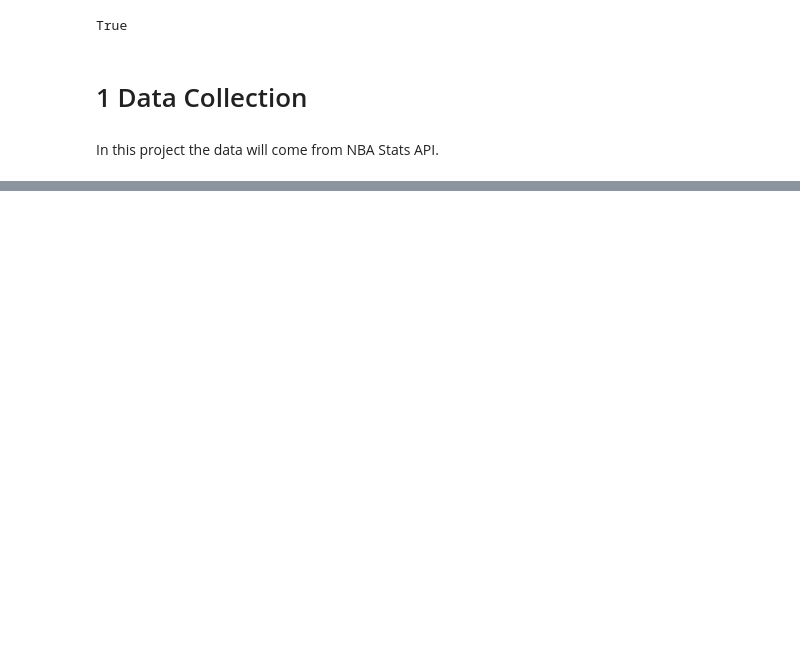
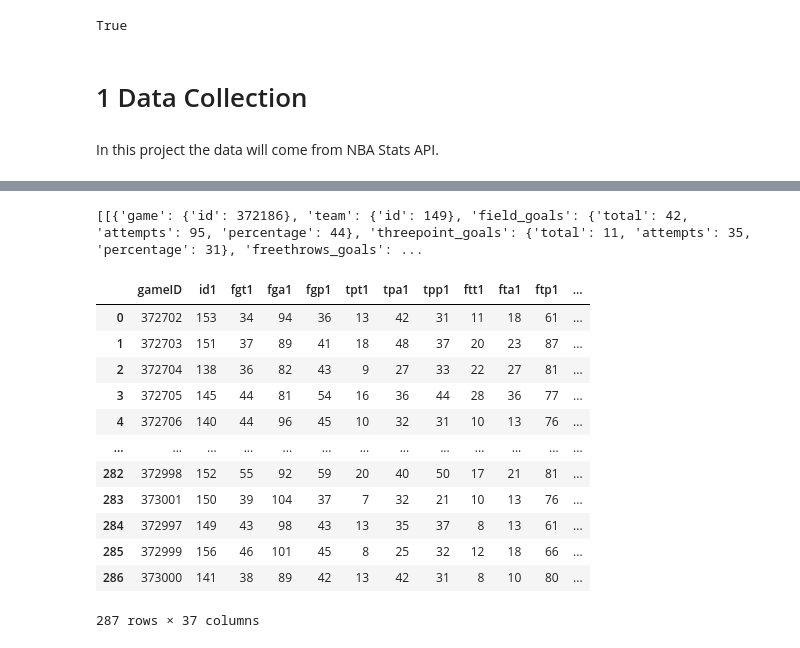
Before and after one commit to rodrigo00mp/basket-ml, a Jupyter notebook: basketML.ipynb, the cells around one changed output, grey strips where cells are left out. Cells and saved outputs as stored; diff of their text form; code cells hidden in the pictures; blank space fills up the shorter version.

Commit message:
made csv of game statistics

```diff
--- a/basketML.ipynb
+++ b/basketML.ipynb
@@ -146,0 +218,3 @@ games_Df.head()
+# %%
+gameStats_Df = gameStats_Df.dropna().reset_index(drop=True)
+gameStats_Df
@@ -146,0 +235,7 @@ games_Df.head()
+# %%
+df_list_game_stats = gameStats_Df.values.tolist()
+
+# Display the list
+print(df_list)
+# %% [output]
+[[{'game': {'id': 372186}, 'team': {'id': 149}, 'field_goals': {'total': 42, 'attempts': 95, 'percentage': 44}, 'threepoint_goals': {'total': 11, 'attempts': 35, 'percentage': 31}, 'freethrows_goals': ...
@@ -146,0 +294,21 @@ games_Df.head()
+# %%
+team1_Df = pd.DataFrame(team1_list)
+team2_Df = pd.DataFrame(team2_list)
+# %%
+new_Df = pd.concat([team1_Df, team2_Df], axis=1)
+# %%
+new_Df
+# %% [output]
+|  | gameID | id1 | fgt1 | fga1 | fgp1 | tpt1 | tpa1 | tpp1 | ftt1 | fta1 | ftp1 | ... |
+| 0 | 372702 | 153 | 34 | 94 | 36 | 13 | 42 | 31 | 11 | 18 | 61 | ... |
+| 1 | 372703 | 151 | 37 | 89 | 41 | 18 | 48 | 37 | 20 | 23 | 87 | ... |
+| 2 | 372704 | 138 | 36 | 82 | 43 | 9 | 27 | 33 | 22 | 27 | 81 | ... |
+| 3 | 372705 | 145 | 44 | 81 | 54 | 16 | 36 | 44 | 28 | 36 | 77 | ... |
+| 4 | 372706 | 140 | 44 | 96 | 45 | 10 | 32 | 31 | 10 | 13 | 76 | ... |
+| ... | ... | ... | ... | ... | ... | ... | ... | ... | ... | ... | ... | ... |
+| 282 | 372998 | 152 | 55 | 92 | 59 | 20 | 40 | 50 | 17 | 21 | 81 | ... |
+| 283 | 373001 | 150 | 39 | 104 | 37 | 7 | 32 | 21 | 10 | 13 | 76 | ... |
+| 284 | 372997 | 149 | 43 | 98 | 43 | 13 | 35 | 37 | 8 | 13 | 61 | ... |
+| 285 | 372999 | 156 | 46 | 101 | 45 | 8 | 25 | 32 | 12 | 18 | 66 | ... |
+| 286 | 373000 | 141 | 38 | 89 | 42 | 13 | 42 | 31 | 8 | 10 | 80 | ... |
+287 rows × 37 columns
```
Also changed, not shown: parts of 25 cells of this notebook, 1 other file.
